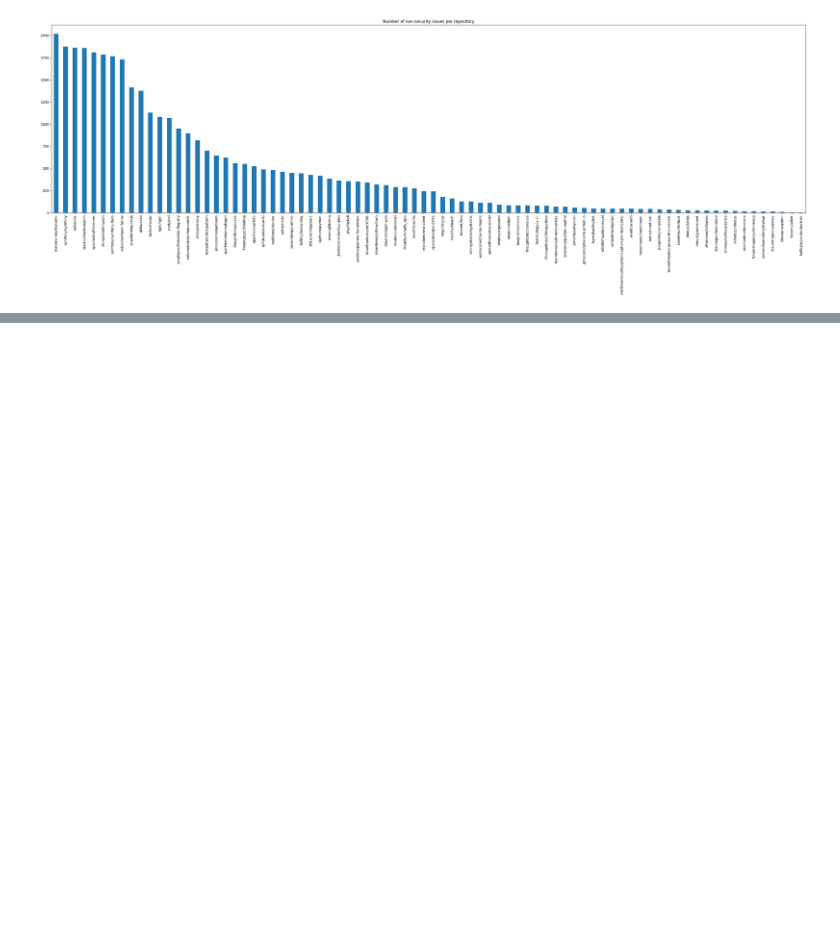
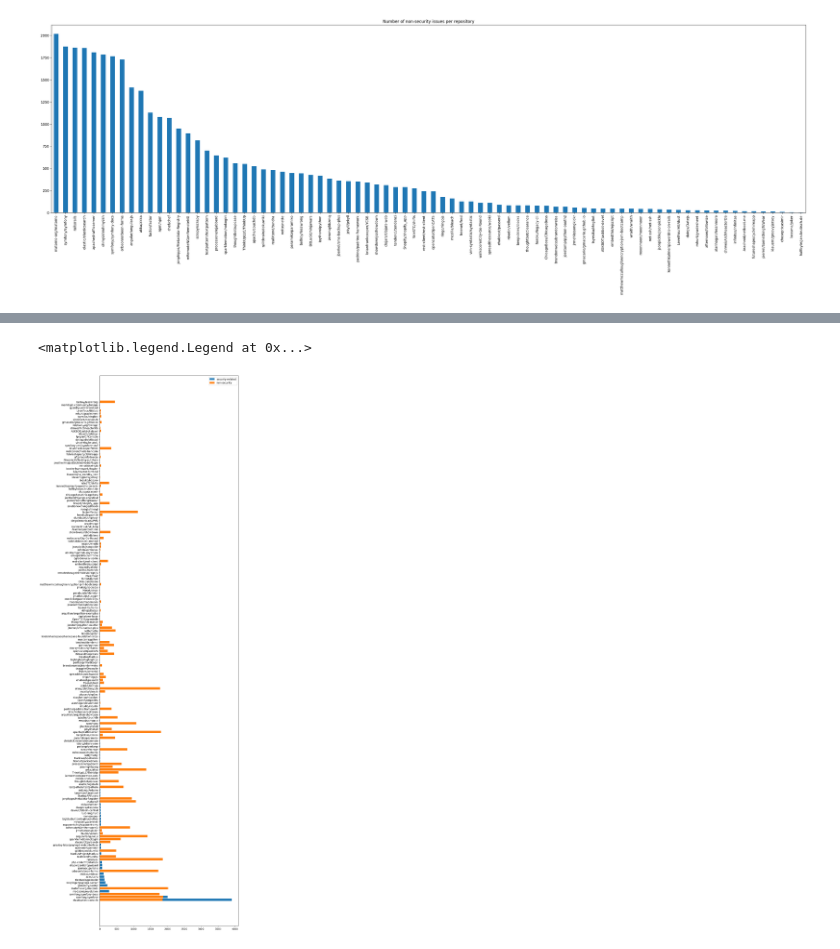
Before and after one commit to TeamPML/GuthubSecurityIssues, a Jupyter notebook: data-understanding.ipynb, the cells around one changed output, grey strips where cells are left out. Cells and saved outputs as stored; diff of their text form; code cells hidden in the pictures; blank space fills up the shorter version.

```diff
--- a/data-understanding.ipynb
+++ b/data-understanding.ipynb
@@ -138,0 +151,18 @@ non_sec_df["repository"].value_counts().plot(kind="bar", figsize=(40, 10), title
+# %%
+import matplotlib.pyplot as plt
+
+# set figure size
+plt.figure(figsize=(10, 40))
+
+# veritcally align x-axis labels
+# plt.xticks(rotation=90)
+
+# plot sec_df["repository"].value_counts() and non_sec_df["repository"].value_counts() in the same bar plot
+plt.barh(sec_df["repository"].value_counts().index, sec_df["repository"].value_counts(), label="security-related")
+plt.barh(non_sec_df["repository"].value_counts().index, non_sec_df["repository"].value_counts(), label="non-security")
+
+# add legend
+plt.legend()
+# %% [output]
+<matplotlib.legend.Legend at 0x...>
+[figure, added]
```
Also changed, not shown: parts of 5 cells of this notebook.
